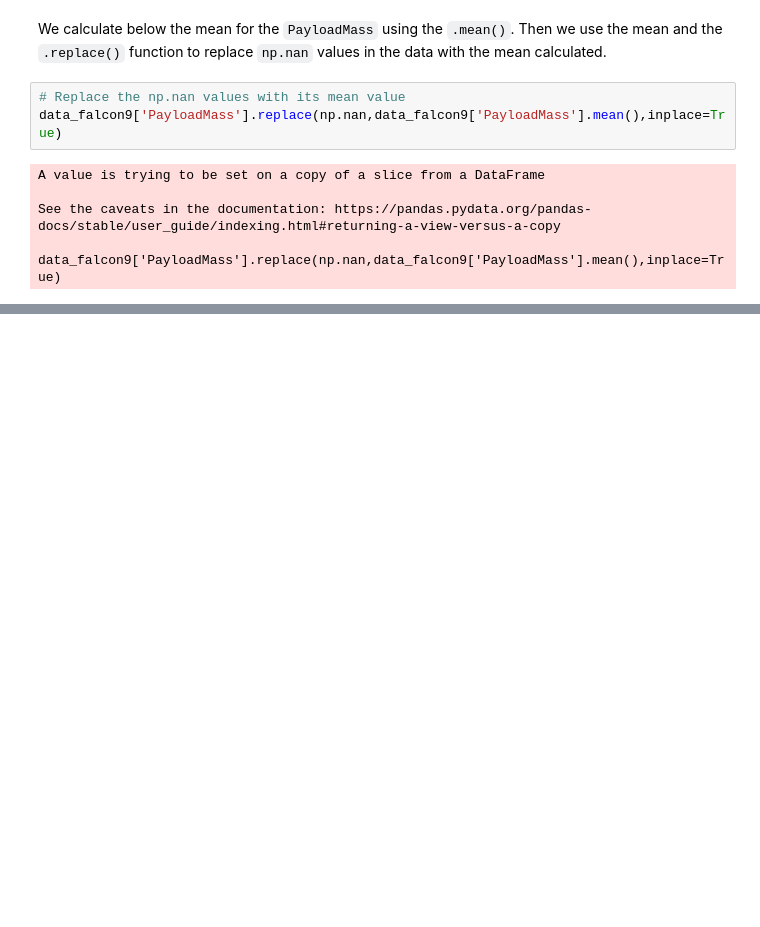
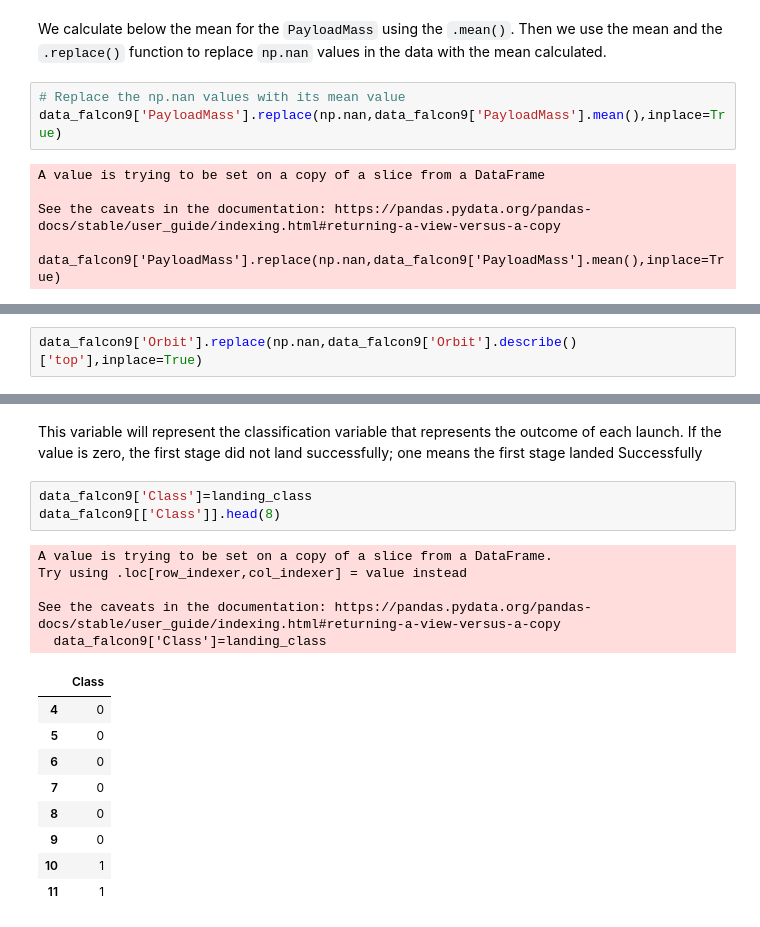
Before and after one commit to gleone8/spacex_falcon9_first_stage_landing_prediction, a Jupyter notebook: spacex_falcon9_first_stage_landing_prediction.ipynb, the cells around one changed output, grey strips where cells are left out. Drawn from its saved outputs; the diff is of its cells as text; blank space fills up the shorter version.

```diff
--- a/spacex_falcon9_first_stage_landing_prediction.ipynb
+++ b/spacex_falcon9_first_stage_landing_prediction.ipynb
@@ -339,0 +348,2 @@ See the caveats in the documentation: https://pandas.pydata.org/pandas-docs/stab
+# %%
+data_falcon9['Orbit'].replace(np.nan,data_falcon9['Orbit'].describe()['top'],inplace=True)
@@ -364,0 +415,20 @@ Missing orbit --> replace to the most frequent value
+# %% [markdown]
+This variable will represent the classification variable that represents the outcome of each launch. If the value is zero, the  first stage did not land successfully; one means  the first stage landed Successfully
+# %%
+data_falcon9['Class']=landing_class
+data_falcon9[['Class']].head(8)
+# %% [output]
+A value is trying to be set on a copy of a slice from a DataFrame.
+Try using .loc[row_indexer,col_indexer] = value instead
+
+See the caveats in the documentation: https://pandas.pydata.org/pandas-docs/stable/user_guide/indexing.html#returning-a-view-versus-a-copy
+  data_falcon9['Class']=landing_class
+|  | Class |
+| 4 | 0 |
+| 5 | 0 |
+| 6 | 0 |
+| 7 | 0 |
+| 8 | 0 |
+| 9 | 0 |
+| 10 | 1 |
+| 11 | 1 |
```
Also changed, not shown: parts of 28 cells of this notebook, 1 other file.
